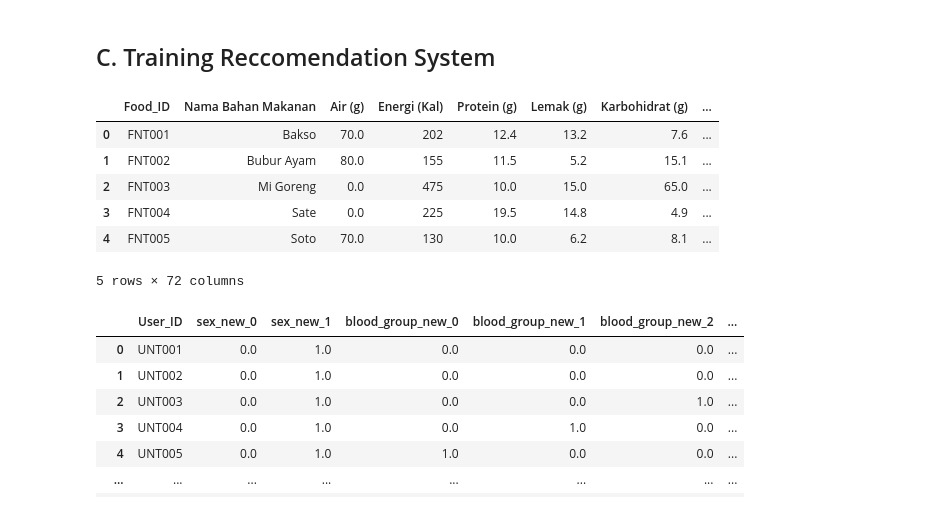
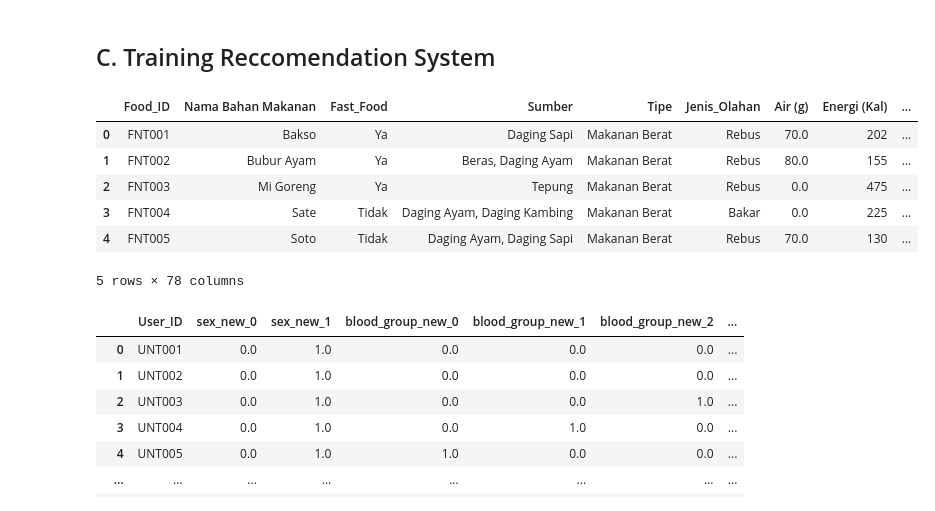
Before and after one commit to NuSa-Nutrition-Scan/Food-Recommendation, a Jupyter notebook: Recommendation System.ipynb, the cells around one changed output. Saved outputs shown, nothing was run; the diff lists cells and outputs as text; code cells hidden in the pictures.

```diff
--- a/Recommendation System.ipynb
+++ b/Recommendation System.ipynb
@@ -520,17 +521,17 @@ food_popularity
 # %% [markdown]
 ## C. Training Reccomendation System
 # %%
-food_data = new_data_final.set_index('Food_ID').reset_index().drop(new_data_final.columns[[0,3,4,5,6,29,30,31,32,33,34,35,36]],axis = 1).copy()
+food_data = new_data_final.set_index('Food_ID').reset_index().drop(new_data_final.columns[[0,31,32,33,34,35,36]],axis = 1).copy()
 food_data['Food_ID'] = food_data['Food_ID'].astype('str')
 food_data.head()
 # %% [output]
-|  | Food_ID | Nama Bahan Makanan | Air (g) | Energi (Kal) | Protein (g) | Lemak (g) | Karbohidrat (g) | ... |
-| 0 | FNT001 | Bakso | 70.0 | 202 | 12.4 | 13.2 | 7.6 | ... |
-| 1 | FNT002 | Bubur Ayam | 80.0 | 155 | 11.5 | 5.2 | 15.1 | ... |
-| 2 | FNT003 | Mi Goreng | 0.0 | 475 | 10.0 | 15.0 | 65.0 | ... |
-| 3 | FNT004 | Sate | 0.0 | 225 | 19.5 | 14.8 | 4.9 | ... |
-| 4 | FNT005 | Soto | 70.0 | 130 | 10.0 | 6.2 | 8.1 | ... |
+|  | Food_ID | Nama Bahan Makanan | Fast_Food | Sumber | Tipe | Jenis_Olahan | Air (g) | Energi (Kal) | ... |
+| 0 | FNT001 | Bakso | Ya | Daging Sapi | Makanan Berat | Rebus | 70.0 | 202 | ... |
+| 1 | FNT002 | Bubur Ayam | Ya | Beras, Daging Ayam | Makanan Berat | Rebus | 80.0 | 155 | ... |
+| 2 | FNT003 | Mi Goreng | Ya | Tepung | Makanan Berat | Rebus | 0.0 | 475 | ... |
+| 3 | FNT004 | Sate | Tidak | Daging Ayam, Daging Kambing | Makanan Berat | Bakar | 0.0 | 225 | ... |
+| 4 | FNT005 | Soto | Tidak | Daging Ayam, Daging Sapi | Makanan Berat | Rebus | 70.0 | 130 | ... |
-5 rows × 72 columns
+5 rows × 78 columns
 # %%
 user_data = new_df_final.set_index('User_ID').reset_index().drop(new_df_final.columns[[21,22]],axis = 1).copy()
 user_data['User_ID'] = user_data['User_ID'].astype('str')
```
Also changed, not shown: parts of 63 cells of this notebook, 11 other files.
